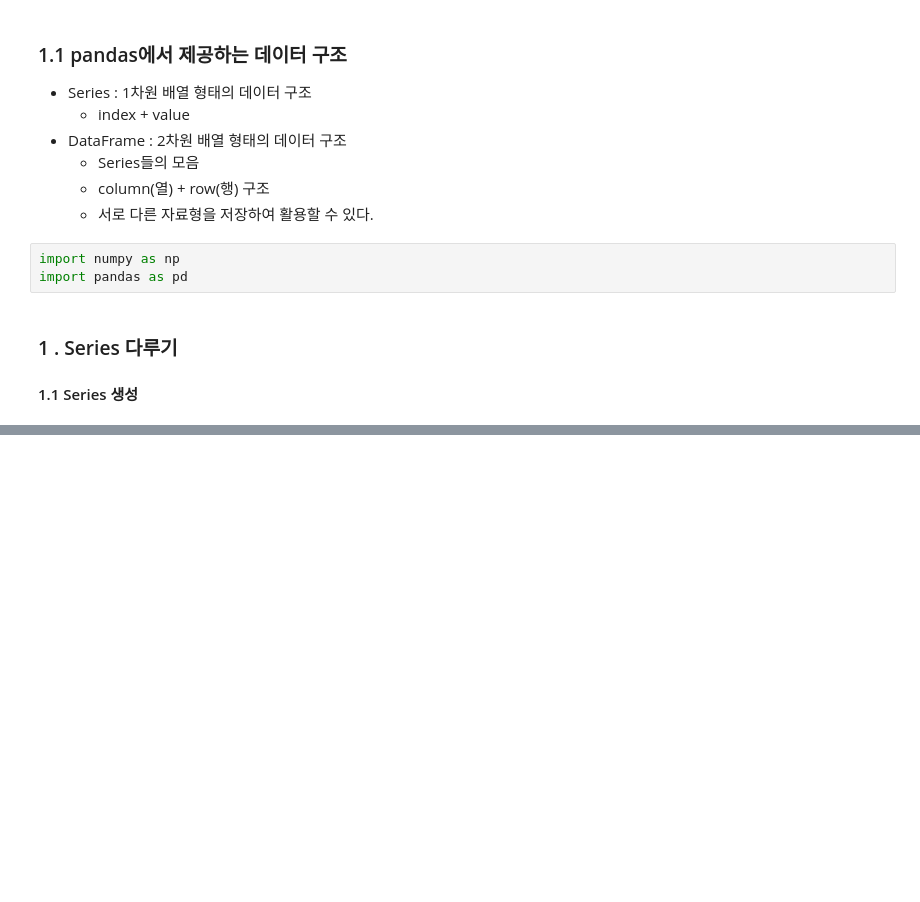
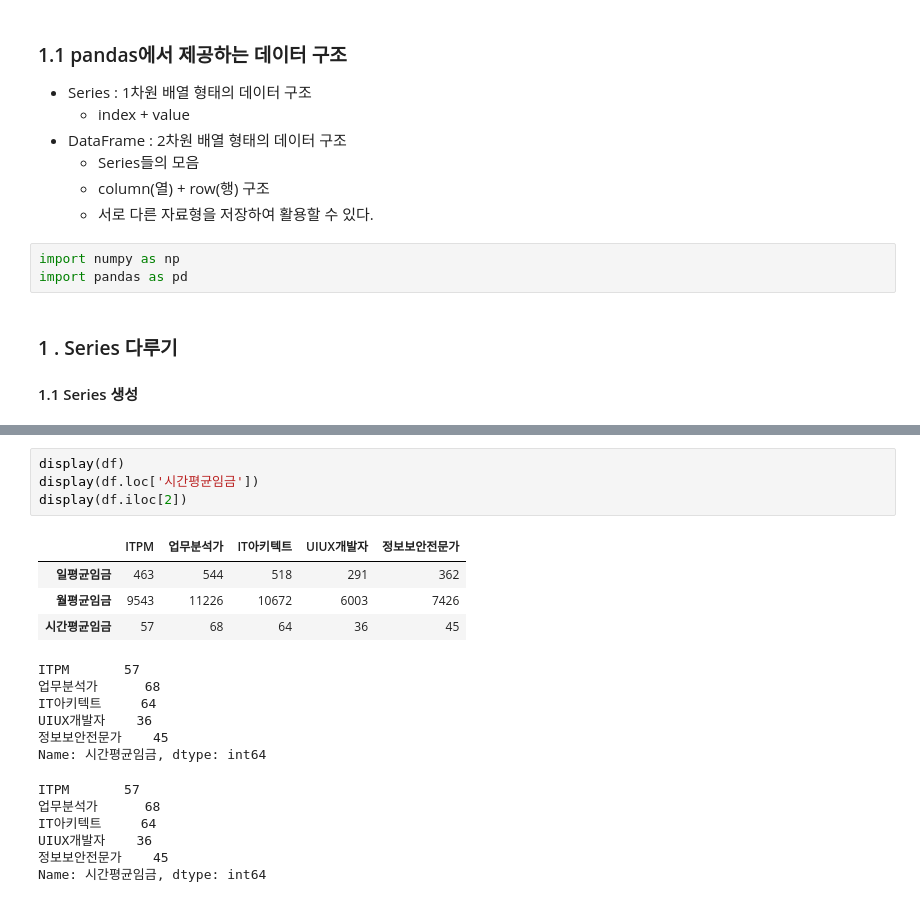
Before and after one commit to parvenuHJ/Python, a Jupyter notebook: Practice/Python Library/2. Pandas Library.ipynb, the cells around one changed output, grey strips where cells are left out. Drawn from its saved outputs; the diff is of its cells as text; blank space fills up the shorter version.

```diff
--- a/Practice/Python Library/2. Pandas Library.ipynb
+++ b/Practice/Python Library/2. Pandas Library.ipynb
@@ -46,0 +541,21 @@ dtype: int64
+# %%
+display(df)
+display(df.loc['시간평균임금'])
+display(df.iloc[2])
+# %% [output]
+|  | ITPM | 업무분석가 | IT아키텍트 | UIUX개발자 | 정보보안전문가 |
+| 일평균임금 | 463 | 544 | 518 | 291 | 362 |
+| 월평균임금 | 9543 | 11226 | 10672 | 6003 | 7426 |
+| 시간평균임금 | 57 | 68 | 64 | 36 | 45 |
+ITPM       57
+업무분석가      68
+IT아키텍트     64
+UIUX개발자    36
+정보보안전문가    45
+Name: 시간평균임금, dtype: int64
+ITPM       57
+업무분석가      68
+IT아키텍트     64
+UIUX개발자    36
+정보보안전문가    45
+Name: 시간평균임금, dtype: int64
```
Also changed, not shown: parts of 54 cells of this notebook, 2 other files.
